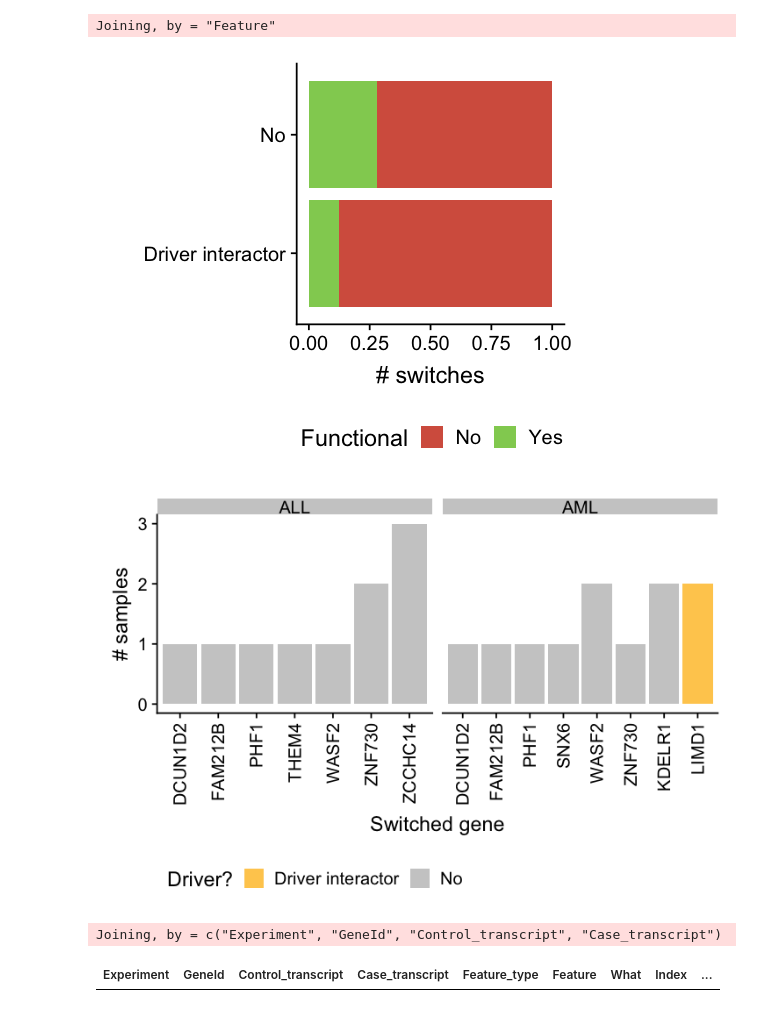
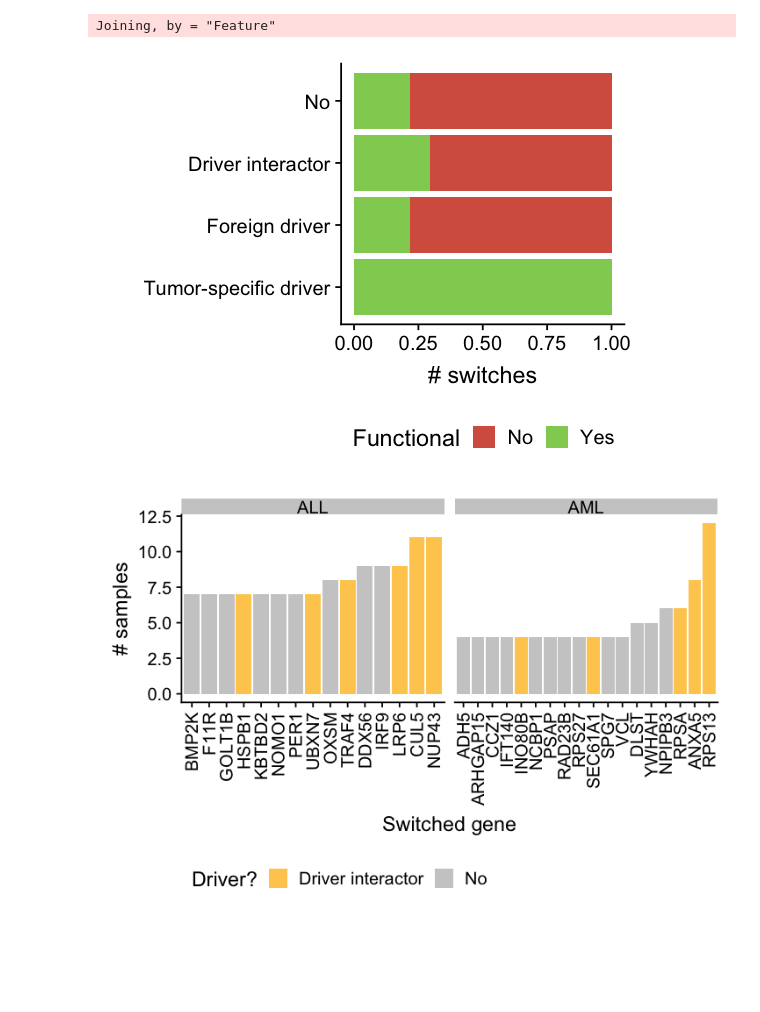
Before and after one commit to hclimente/miallma, a Jupyter notebook: doc/leukemias.ipynb, the cells around one changed output. Drawn from its saved outputs; the diff is of its cells as text; code cells hidden in the pictures; blank space fills up the shorter version.

```diff
--- a/doc/leukemias.ipynb
+++ b/doc/leukemias.ipynb
@@ -17,8 +17,9 @@ tumors <- c('ALL', 'AML')
 switches <- lapply(tumors, function(t) paste0(results, t, '/switches_final.tsv')) %>%
        lapply(read_tsv, col_types = 'ccccciiiicc') %>%
        bind_rows %>%
-       mutate(Driver = ifelse(Driver == 'Foreign driver', 'Driver', Driver),
-              num_samples = strsplit(Samples, ',') %>% lapply(length) %>% unlist)
+       mutate(num_samples = strsplit(Samples, ',') %>% lapply(length) %>% unlist,
+             Driver = factor(Driver, levels = c('Tumor-specific driver', 'Foreign driver',
+                                                'Driver interactor', 'No')))
 # %% [markdown]
 # Study number of samples
 # %%
@@ -59,6 +61,8 @@ min_all
 min_laml <- quantile(noise_switches$num_samples[noise_switches$Experiment == 'AML'], 0.99)
 min_laml
 
+main_switches <- filter(main_switches, (Experiment == 'ALL' & num_samples > min_all) |
+                                       (Experiment == 'AML' & num_samples > min_laml))
 switches <- inner_join(switches, main_switches)
 # %% [output]
 99%
@@ -145,15 +149,15 @@ rm(functional_changes, pfam_change, prosite_change)
 # %% [output]
 Joining, by = "Feature"
 # %%
-options(repr.plot.width=4, repr.plot.height=3.5)
+options(repr.plot.width=4.5, repr.plot.height=3.5)
 ggplot(switches, aes(Driver, fill = Functional)) +
     geom_bar(position = 'fill') +
     coord_flip() +
     labs(x = '', y = '# switches', fill = 'Functional') +
     theme(legend.position = 'bottom') +
     scale_fill_manual(values = palette_yn)
 # %% [output]
-[figure, old version]
+[figure, new version]
 # %%
 options(repr.plot.width=6, repr.plot.height=4)
 switches %>%
@@ -168,12 +172,4 @@ switches %>%
               legend.position = 'bottom') +
         scale_fill_manual(values = palette_driver)
 # %% [output]
-[figure, old version]
+[figure, new version]
-# %%
-switches %>%
-    filter(Experiment == 'ALL' & Symbol == 'PTPRC') %>%
-    select(Experiment, GeneId, Control_transcript, Case_transcript) %>%
-    left_join(pfam)
-# %% [output]
-Joining, by = c("Experiment", "GeneId", "Control_transcript", "Case_transcript")
-| Experiment | GeneId | Control_transcript | Case_transcript | Feature_type | Feature | What | Index | ... |
```
Also changed, not shown: parts of 6 cells of this notebook.
